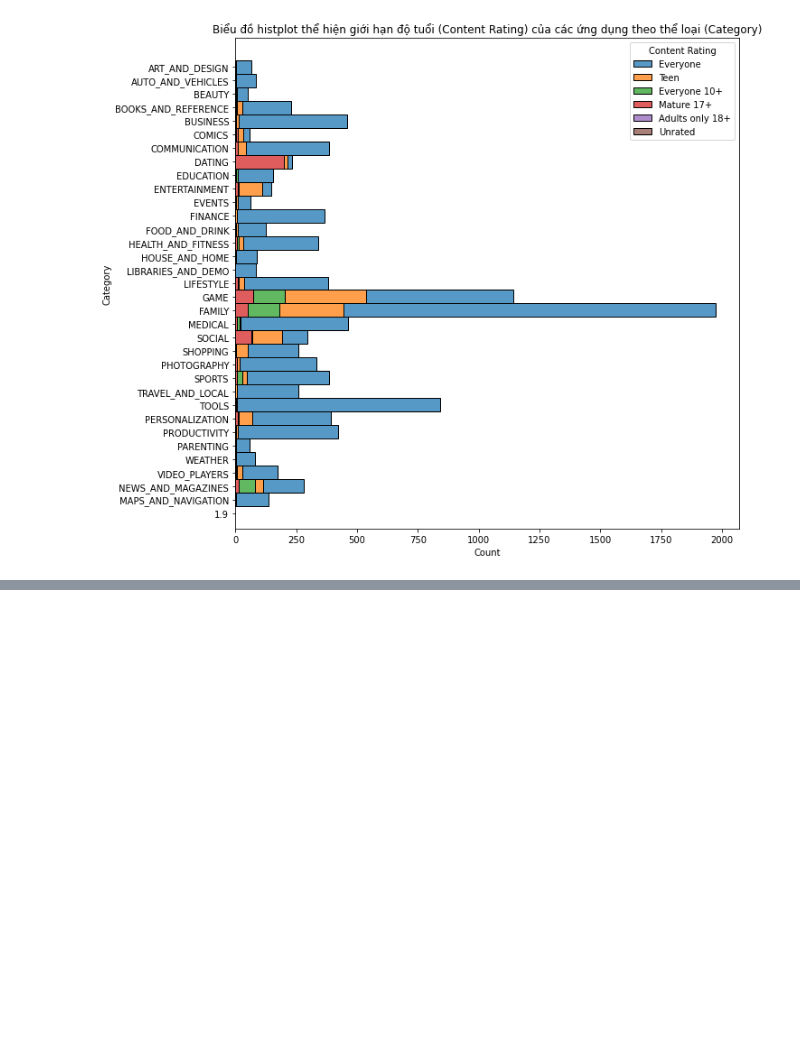
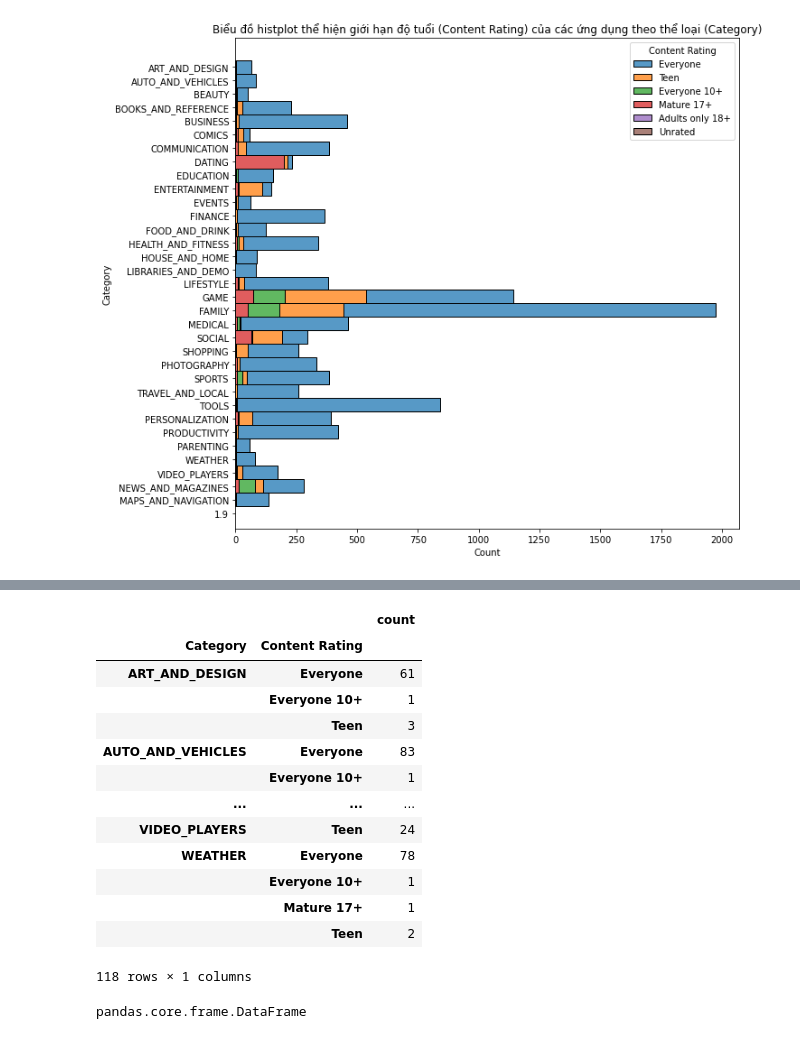
Before and after one commit to trankhanh040147/Nhom_30_PhanTichUngDungCHPlay, a Jupyter notebook: Project.ipynb, the cells around one changed output, grey strips where cells are left out. Cells and saved outputs as stored; diff of their text form; code cells hidden in the pictures; blank space fills up the shorter version.

```diff
--- a/Project.ipynb
+++ b/Project.ipynb
@@ -337,0 +354,22 @@ plt.show()
+# %%
+gkk = df.groupby(['Category', 'Content Rating'])['App'].agg({'count'})
+gkk
+# %% [output]
+|  |  | count |
+| Category | Content Rating |  |
+| ART_AND_DESIGN | Everyone | 61 |
+|  | Everyone 10+ | 1 |
+|  | Teen | 3 |
+| AUTO_AND_VEHICLES | Everyone | 83 |
+|  | Everyone 10+ | 1 |
+| ... | ... | ... |
+| VIDEO_PLAYERS | Teen | 24 |
+| WEATHER | Everyone | 78 |
+|  | Everyone 10+ | 1 |
+|  | Mature 17+ | 1 |
+|  | Teen | 2 |
+118 rows × 1 columns
+# %%
+type(gkk)
+# %% [output]
+pandas.core.frame.DataFrame
```
Also changed, not shown: parts of 15 cells of this notebook, 1 other file.
